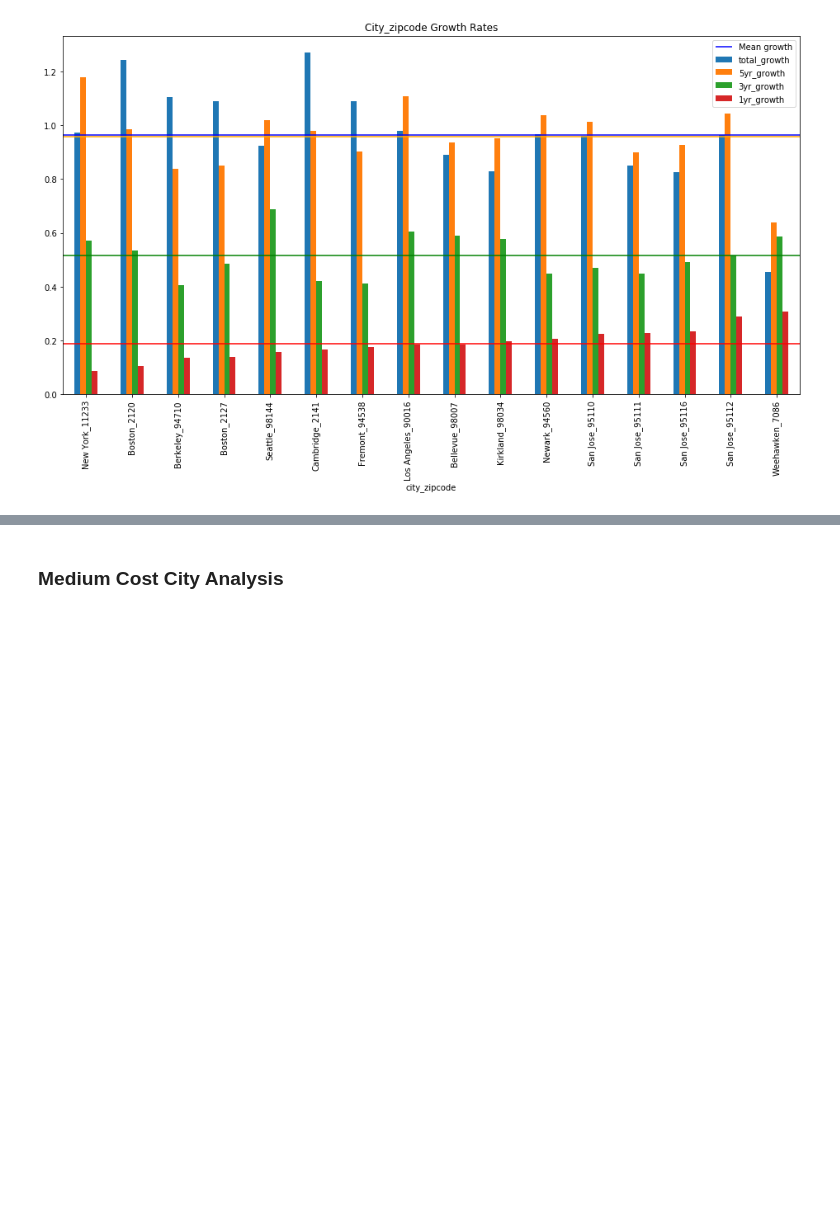
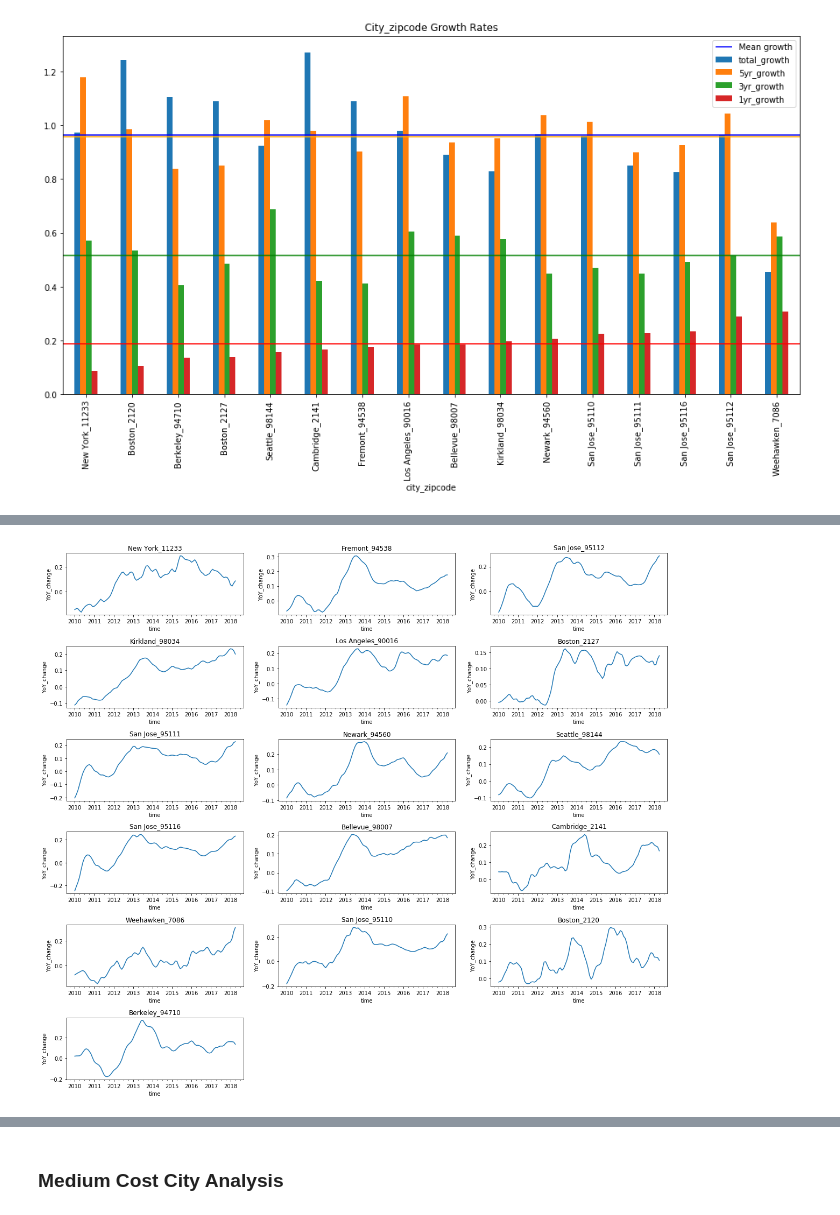
Before and after one commit to rab175/dsc-mod-4-project-online-ds-pt-071519, a Jupyter notebook: Mod 4 Project Notebook.ipynb, the cells around one changed output, grey strips where cells are left out. Saved outputs shown, nothing was run; the diff lists cells and outputs as text; code cells hidden in the pictures; blank space fills up the shorter version.

```diff
--- a/Mod 4 Project Notebook.ipynb
+++ b/Mod 4 Project Notebook.ipynb
@@ -517,0 +603,4 @@ graph_growth(top_high_cities)
+# %%
+plot_time_series(top_high_ts, 'YoY_change')
+# %% [output]
+[figure, added]
```
Also changed, not shown: parts of 40 cells of this notebook, 1 other file.
